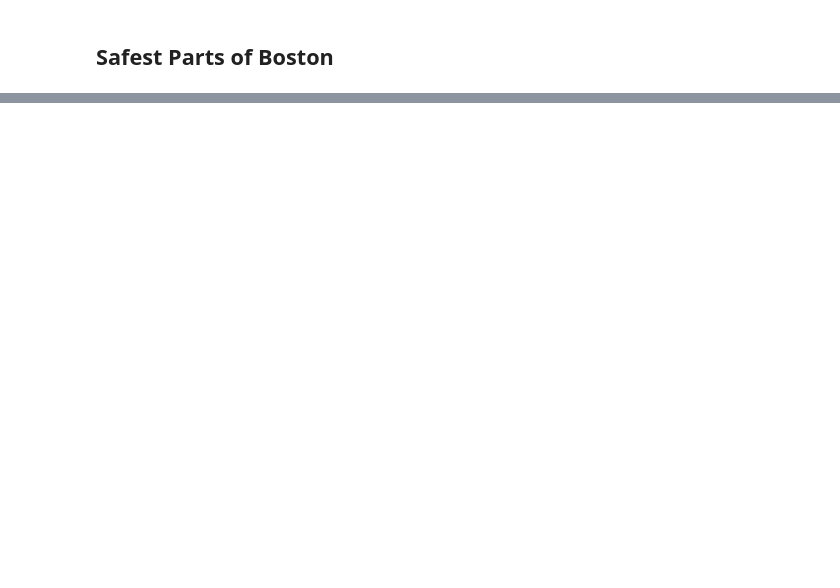
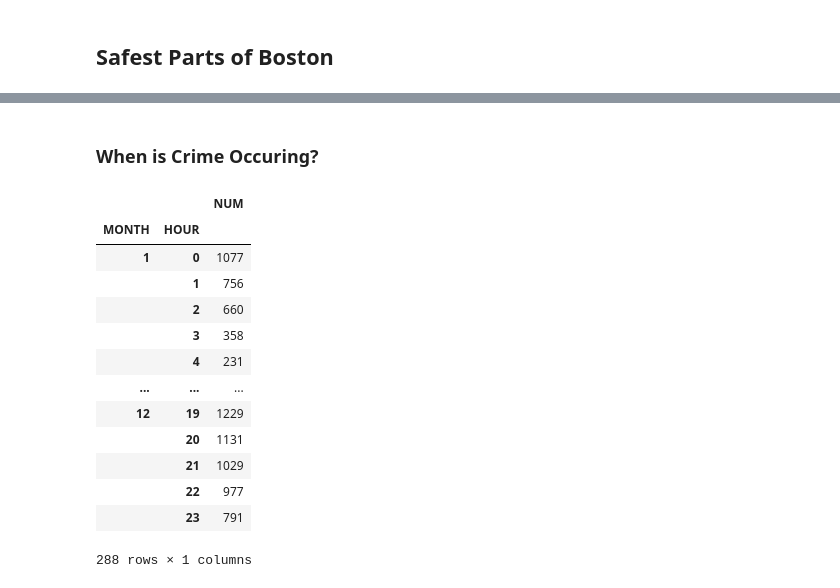
Before and after one commit to izzygren22/DataScience2021F, a Jupyter notebook: Unit3/BostonCrime/Project3.ipynb, the cells around one changed output, grey strips where cells are left out. Cells and saved outputs as stored; diff of their text form; code cells hidden in the pictures; blank space fills up the shorter version.

```diff
--- a/Unit3/BostonCrime/Project3.ipynb
+++ b/Unit3/BostonCrime/Project3.ipynb
@@ -116,0 +113,21 @@ Text(0.5, 0, 'District')
+# %% [markdown]
+### When is Crime Occuring?
+# %%
+crime_time = crime_data.groupby(['MONTH', 'HOUR']).size().to_frame() #multiindex dataframe
+crime_time = crime_time.rename(columns = {0:'NUM'})
+crime_time
+# %% [output]
+|  |  | NUM |
+| MONTH | HOUR |  |
+| 1 | 0 | 1077 |
+|  | 1 | 756 |
+|  | 2 | 660 |
+|  | 3 | 358 |
+|  | 4 | 231 |
+| ... | ... | ... |
+| 12 | 19 | 1229 |
+|  | 20 | 1131 |
+|  | 21 | 1029 |
+|  | 22 | 977 |
+|  | 23 | 791 |
+288 rows × 1 columns
```
Also changed, not shown: parts of 11 cells of this notebook.
